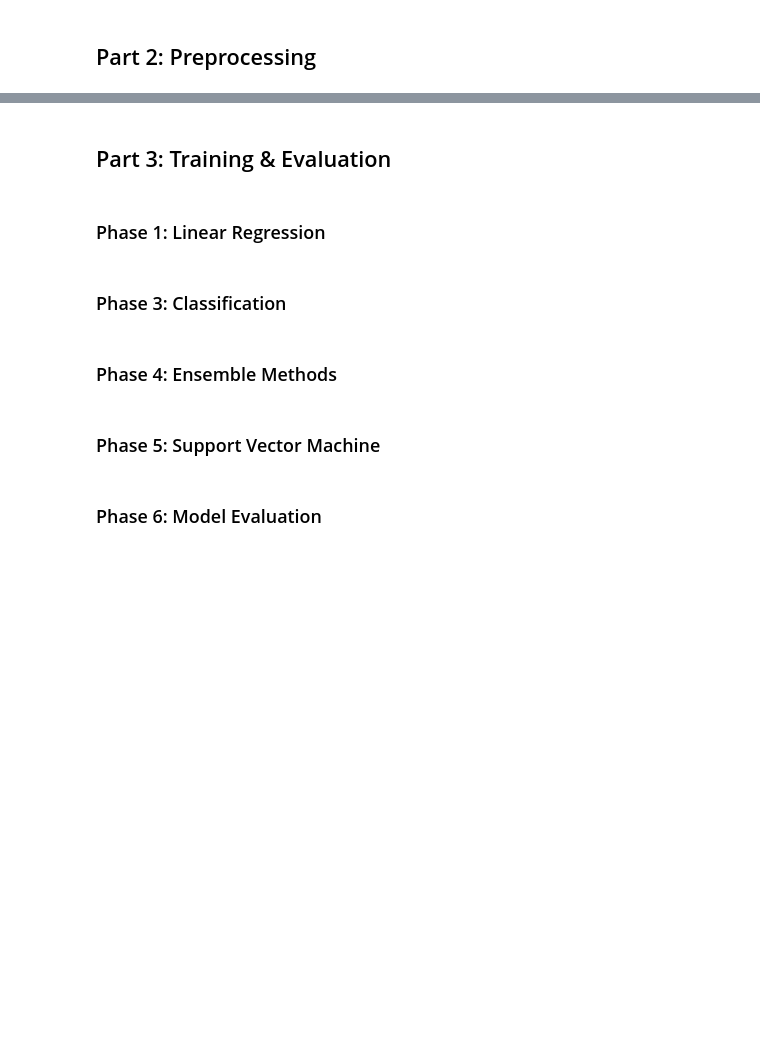
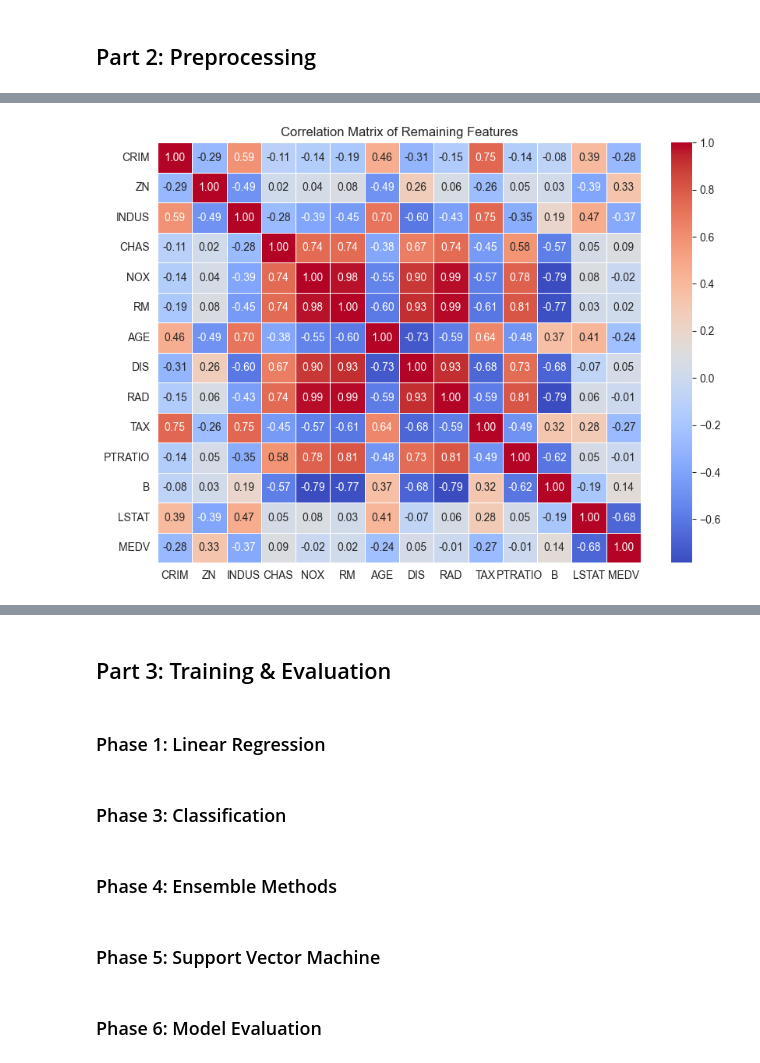
Before and after one commit to amirZZZkiller/AI-Course-Projects, a Jupyter notebook: A4/AI_A4.ipynb, the cells around one changed output, grey strips where cells are left out. Drawn from its saved outputs; the diff is of its cells as text; code cells hidden in the pictures; blank space fills up the shorter version.

Commit message:
do part 2/3: Preprocessing (& creating new modified datasets)

```diff
--- a/A4/AI_A4.ipynb
+++ b/A4/AI_A4.ipynb
@@ -257,0 +388,85 @@ plt.show()
+# %%
+# Load data from Excel file
+df = pd.read_excel('DataSet_1_filled.xlsx')
+
+# Generate and plot the correlation matrix
+print("\n-----------------------------------------------     Correlation Matrix     -----------------------------------------------\n")
+correlation_matrix = df.corr()
+plt.figure(figsize=(10, 7))
+sns.heatmap(correlation_matrix, annot=True, cmap='coolwarm', fmt='.2f', linewidths=0.5)
+plt.title('Correlation Matrix of Remaining Features')
+plt.show()
+
+# Calculate the absolute correlations with the target feature (MEDV)
+correlations_with_target = correlation_matrix['MEDV'].abs()
+
+# Sort the absolute correlations with the target feature
+sorted_correlations = correlations_with_target.sort_values(ascending=False)
+
+# Print the sorted correlations
+print("\n---------------------------------------     Sorted Absolute Correlations with MEDV     -----------------------------------\n")
+print(sorted_correlations.round(2))
+
+# Remove columns with high missing value ratio
+missing_threshold = 0.6
+missing_ratio = df.isnull().sum() / len(df)
+columns_to_remove_missing_ratio = missing_ratio[missing_ratio > missing_threshold].index
+
+print("\n-------------------------------------------------     Removed Columns     ------------------------------------------------\n")
+print(f"Removed columns due to high missing value ratio: {list(columns_to_remove_missing_ratio)}")
+
+# Remove columns with low variance
+variance_threshold = 0.01  # Example threshold; adjust as needed
+var_thresh = VarianceThreshold(threshold=variance_threshold)
+var_thresh.fit(df.fillna(0))  # Fill NaNs temporarily to compute variance
+columns_to_remove_low_variance = df.columns[var_thresh.get_support() == False]
+
+print(f"Removed columns due to low variance: {list(columns_to_remove_low_variance)}")
+
+# Compute the correlation matrix
+correlation_matrix = df.corr().abs()
+
+# Compute the correlation of each feature with the target feature (MEDV)
+correlations_with_target = correlation_matrix['MEDV']
+
+# Remove highly correlated columns
+correlation_threshold = 0.9
+upper_tri = correlation_matrix.where(np.triu(np.ones(correlation_matrix.shape), k=1).astype(bool))
+columns_to_remove_high_correlation = set()
+
+for column in upper_tri.columns:
+    high_corr_columns = upper_tri.index[upper_tri[column] > correlation_threshold].tolist()
+    for high_corr_column in high_corr_columns:
+        if column != high_corr_column and high_corr_column not in columns_to_remove_high_correlation:
+            if correlations_with_target[column] > correlations_with_target[high_corr_column]:
+                columns_to_remove_high_correlation.add(high_corr_column)
+            else:
+                columns_to_remove_high_correlation.add(column)
+
+print(f"Removed columns due to high correlation: {list(columns_to_remove_high_correlation)}")
+
+# Remove columns with low correlation with the target (MEDV)
+low_correlation_threshold = 0.1
+columns_to_remove_low_target_correlation = correlations_with_target[correlations_with_target < low_correlation_threshold].index
+
+print(f"Removed columns due to low correlation with MEDV: {list(columns_to_remove_low_target_correlation)}")
+
+# Merge all columns to remove
+columns_to_remove = set(columns_to_remove_missing_ratio).union(columns_to_remove_low_variance).union(columns_to_remove_high_correlation).union(columns_to_remove_low_target_correlation)
+
+print(f"\nAll Removed columns: {list(columns_to_remove)}")
+
+# Drop all columns to remove
+df.drop(columns=columns_to_remove, inplace=True)
+
+# Generate and plot the correlation matrix
+print("\n-----------------------------------------------     Correlation Matrix     -----------------------------------------------\n")
+correlation_matrix = df.corr()
+plt.figure(figsize=(10, 7))
+sns.heatmap(correlation_matrix, annot=True, cmap='coolwarm', fmt='.2f', linewidths=0.5)
+plt.title('Correlation Matrix of Remaining Features')
+plt.show()
+
+# Save the modified DataFrame to a new Excel file
+df.to_excel('DataSet_2_dropped.xlsx', index=False)
+# %% [output]
@@ -257,0 +474 @@ plt.show()
+[figure, added]
```
Also changed, not shown: parts of 25 cells of this notebook, 3 other files.
